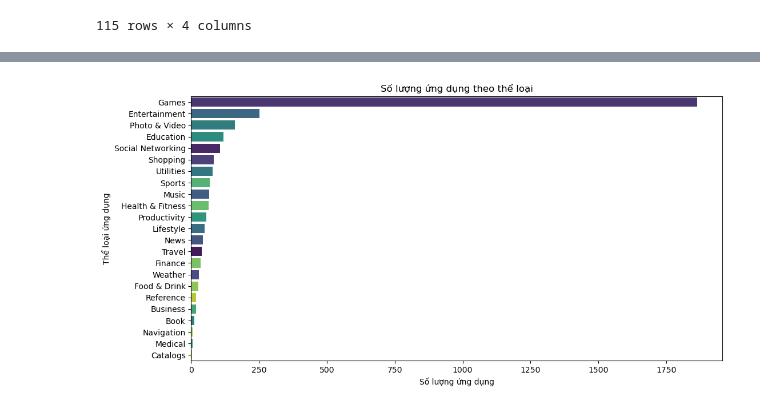
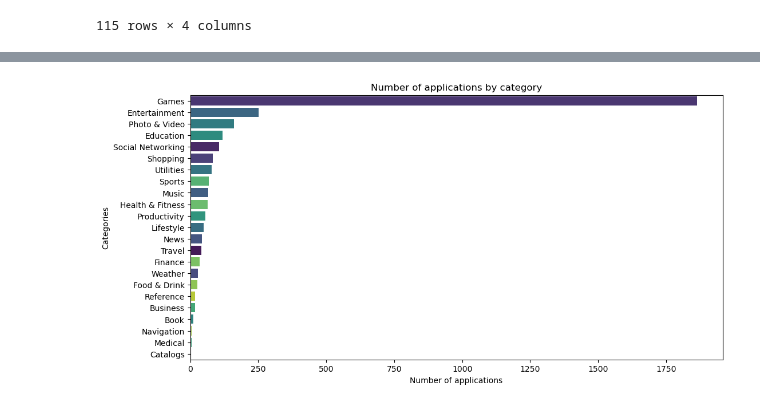
Before and after one commit to vubaolongkg/Profitable-App-Profiles-for-the-App-Store-and-Google-Play-Markets, a Jupyter notebook: Profitable App Profiles for the App Store and Google Play Markets.ipynb, the cells around one changed output, grey strips where cells are left out. Drawn from its saved outputs; the diff is of its cells as text; code cells hidden in the pictures.

```diff
--- a/Profitable App Profiles for the App Store and Google Play Markets.ipynb
+++ b/Profitable App Profiles for the App Store and Google Play Markets.ipynb
@@ -384,10 +396,10 @@ plt.show()
 # %%
-# Biểu đồ cột số lượng ứng dụng theo thể loại
+# Column chart of number of applications by category
 plt.figure(figsize=(12, 6))
 sns.countplot(y=DF_EAS["prime_genre"],hue=DF_EAS["prime_genre"], order=DF_EAS["prime_genre"].value_counts().index, palette="viridis")
-plt.title("Số lượng ứng dụng theo thể loại")
-plt.xlabel("Số lượng ứng dụng")
-plt.ylabel("Thể loại ứng dụng")
+plt.title("Number of applications by category")
+plt.xlabel("Number of applications")
+plt.ylabel("Categories")
 plt.show()
 # %% [output]
-[figure, old version]
+[figure, new version]
```
Also changed, not shown: parts of 6 cells of this notebook.
